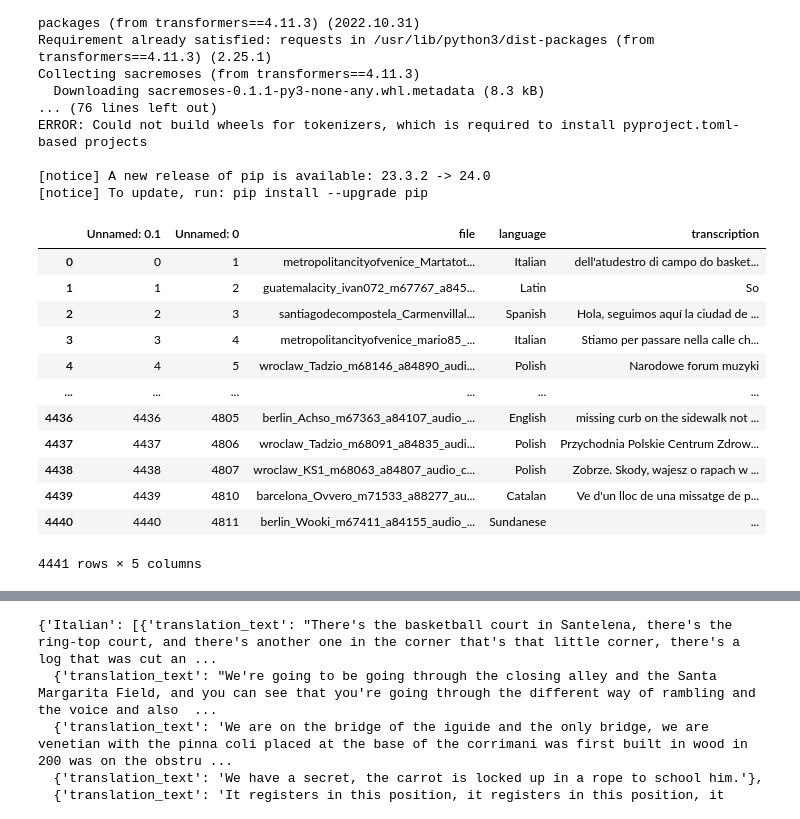
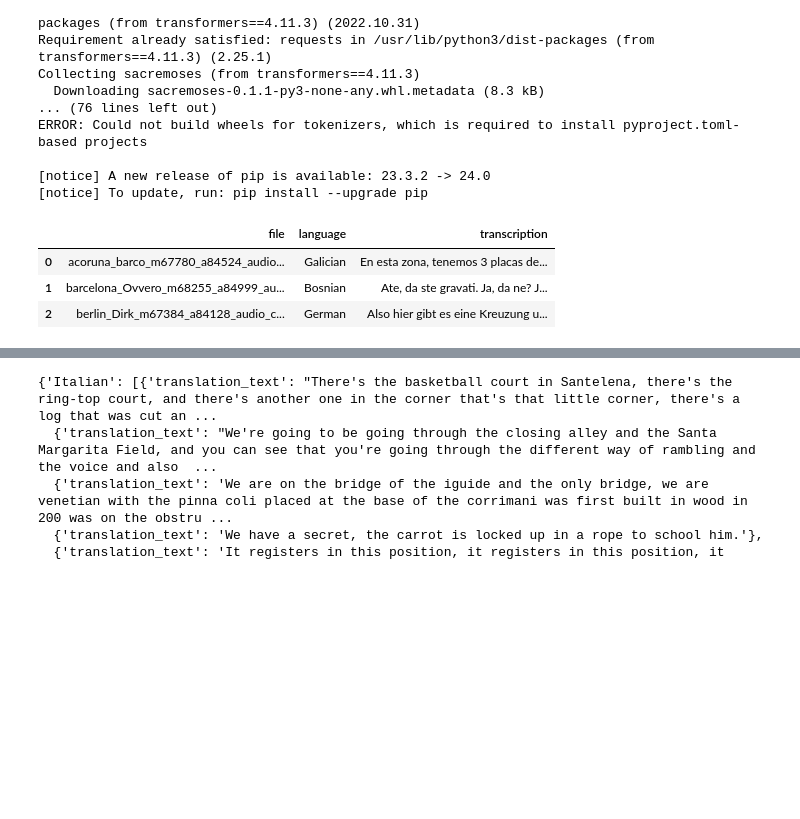
Before and after one commit to AdriaCoding/blindwikiapp, a Jupyter notebook: notebooks/4-get_translations.ipynb, the cells around one changed output, grey strips where cells are left out. Drawn from its saved outputs; the diff is of its cells as text; code cells hidden in the pictures; blank space fills up the shorter version.

```diff
--- a/notebooks/4-get_translations.ipynb
+++ b/notebooks/4-get_translations.ipynb
@@ -27,23 +27,14 @@ ERROR: Could not build wheels for tokenizers, which is required to install pypro
 [notice] A new release of pip is available: 23.3.2 -> 24.0
 [notice] To update, run: pip install --upgrade pip
 # %%
-path = os.getcwd()
-db_full = pd.read_csv(path+"/"+"full_db.csv")
+data_path = os.path.join(os.getcwd(), "data")
+db_full = pd.read_csv(os.path.join(data_path,"full_db.csv"))
 db_full
 # %% [output]
-|  | Unnamed: 0.1 | Unnamed: 0 | file | language | transcription |
-| 0 | 0 | 1 | metropolitancityofvenice_Martatot... | Italian | dell'atudestro di campo do basket... |
-| 1 | 1 | 2 | guatemalacity_ivan072_m67767_a845... | Latin | So |
-| 2 | 2 | 3 | santiagodecompostela_Carmenvillal... | Spanish | Hola, seguimos aquí la ciudad de ... |
-| 3 | 3 | 4 | metropolitancityofvenice_mario85_... | Italian | Stiamo per passare nella calle ch... |
-| 4 | 4 | 5 | wroclaw_Tadzio_m68146_a84890_audi... | Polish | Narodowe forum muzyki |
-| ... | ... | ... | ... | ... | ... |
-| 4436 | 4436 | 4805 | berlin_Achso_m67363_a84107_audio_... | English | missing curb on the sidewalk not ... |
-| 4437 | 4437 | 4806 | wroclaw_Tadzio_m68091_a84835_audi... | Polish | Przychodnia Polskie Centrum Zdrow... |
-| 4438 | 4438 | 4807 | wroclaw_KS1_m68063_a84807_audio_c... | Polish | Zobrze. Skody, wajesz o rapach w ... |
-| 4439 | 4439 | 4810 | barcelona_Ovvero_m71533_a88277_au... | Catalan | Ve d'un lloc de una missatge de p... |
-| 4440 | 4440 | 4811 | berlin_Wooki_m67411_a84155_audio_... | Sundanese | ... |
+|  | file | language | transcription |
+| 0 | acoruna_barco_m67780_a84524_audio... | Galician | En esta zona, tenemos 3 placas de... |
+| 1 | barcelona_Ovvero_m68255_a84999_au... | Bosnian | Ate, da ste gravati. Ja, da ne? J... |
+| 2 | berlin_Dirk_m67384_a84128_audio_c... | German | Also hier gibt es eine Kreuzung u... |
-4441 rows × 5 columns
 # %%
 # Load model directly
 from transformers import AutoTokenizer, AutoModelForSeq2SeqLM, pipeline
```
Also changed, not shown: parts of 8 cells of this notebook, 5 other files.
